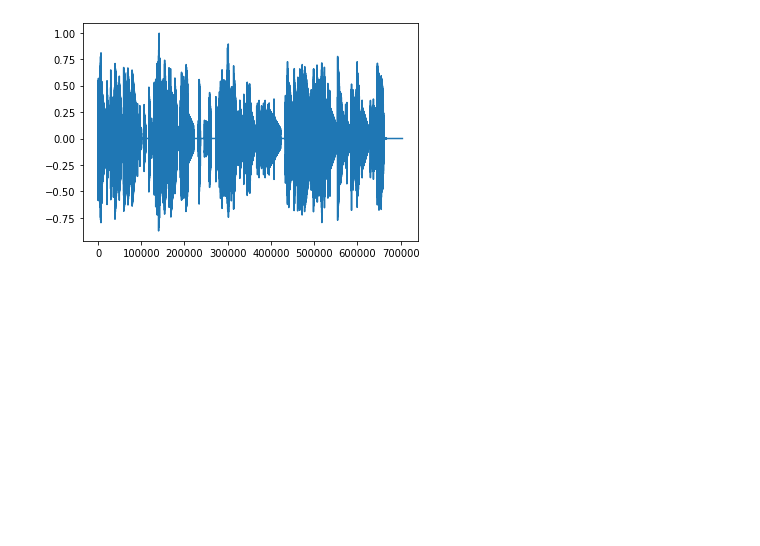
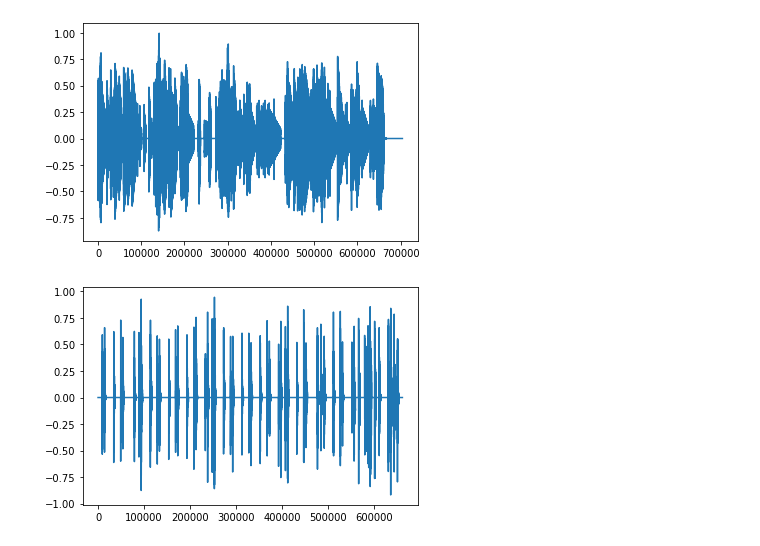
Before and after one commit to keysmon/Chiptune-Maker, a Jupyter notebook: visuals.ipynb, the cells around one changed output. Saved outputs shown, nothing was run; the diff lists cells and outputs as text; code cells hidden in the pictures; blank space fills up the shorter version.

Commit message:
Adding a drum simplifier to keep only the loud kick and snare drums

```diff
--- a/visuals.ipynb
+++ b/visuals.ipynb
@@ -78,0 +86,30 @@ plt.plot(song)
+# %%
+drum_stem_path = os.path.join('temp_data','spleeter_output','pop.00000','drums.wav')
+drum_track,sr = librosa.load(drum_stem_path)
+bpm = librosa.beat.tempo(drum_track)
+# %%
+# Function to remove all but kick and snare sounds from drum track
+def drum_scrub(drum_audio, sr, bpm, amp=0.6):
+
+    drum_scrubbed = np.zeros(len(drum_audio))
+    max_note = round((bpm[0]/60/2/2/2/2)*sr)  # 64th note
+
+    j=0
+    while j<len(drum_audio):
+        if np.abs(drum_audio[j]) > float(amp):
+            drum_scrubbed[j:j+max_note] = drum_audio[j:j+max_note]
+            j += max_note
+        else: j+=1
+
+    return drum_scrubbed
+# %%
+#Scrubbed Drums
+scrubbed_drums = drum_scrub(drum_track,sr,bpm,0.5)
+
+plt.figure()
+plt.plot(scrubbed_drums)
+plt.show()
+
+ipd.Audio(scrubbed_drums,rate=sr)
+# %% [output]
+[figure, added]
```
Also changed, not shown: parts of 3 cells of this notebook, 1 other file.
